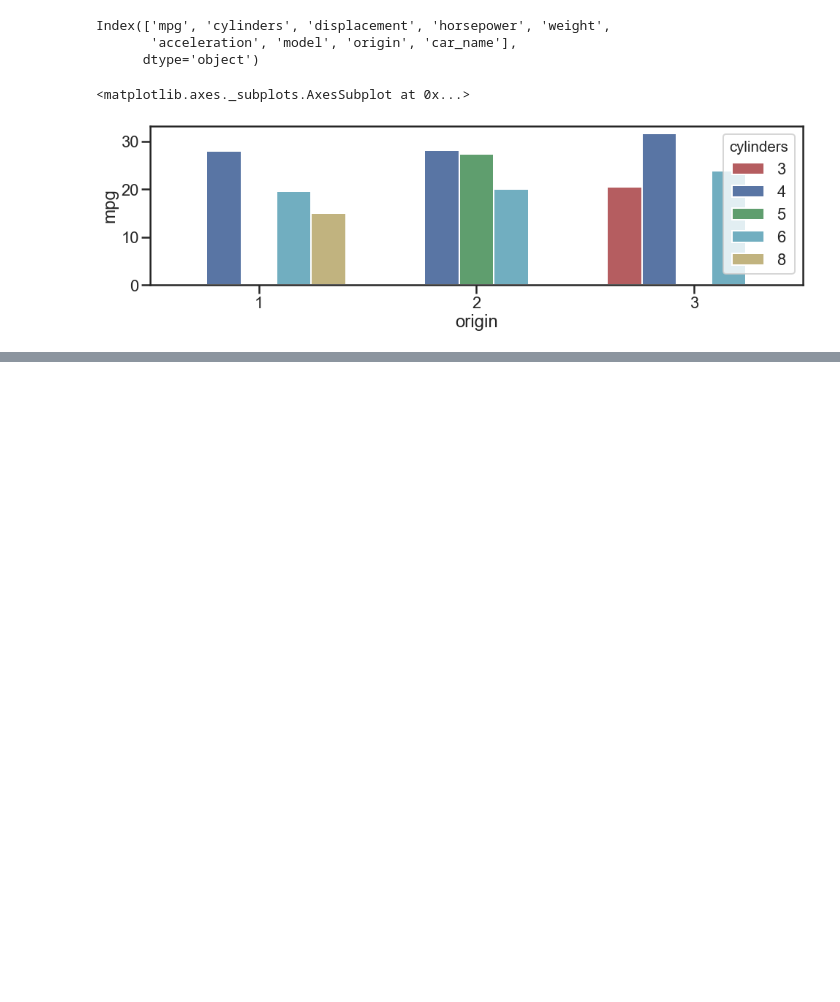
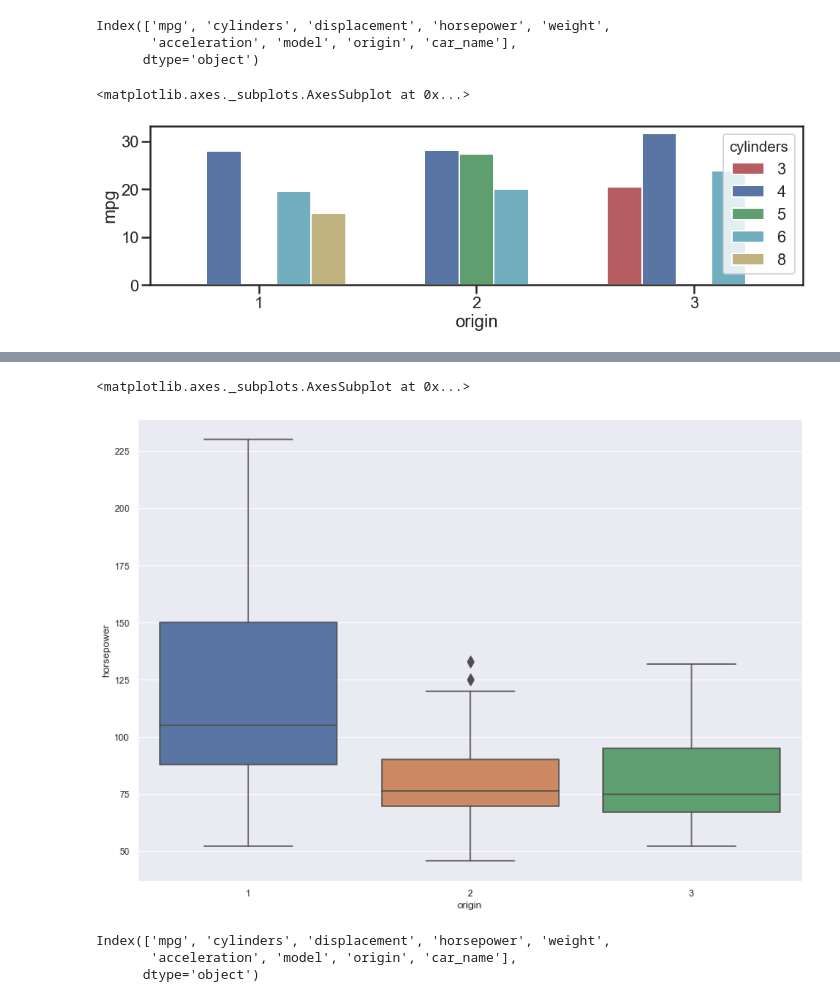
Before and after one commit to khwajajalal/INTRO-TO-DATA-ANALYSIS, a Jupyter notebook: car_seaborn.ipynb, the cells around one changed output, grey strips where cells are left out. Cells and saved outputs as stored; diff of their text form; code cells hidden in the pictures; blank space fills up the shorter version.

```diff
--- a/car_seaborn.ipynb
+++ b/car_seaborn.ipynb
@@ -48,0 +66,12 @@ sns.barplot('origin', 'mpg', data=cars, ci=False, hue='cylinders', palette=['r',
+# %%
+sns.boxplot('origin', 'horsepower',data=cars, showfliers=True, fliersize=10)
+# sns.swarmplot('origin', 'horsepower', data=cars, color='y')
+# %% [output]
+<matplotlib.axes._subplots.AxesSubplot at 0x...>
+[figure, added]
+# %%
+cars.columns
+# %% [output]
+Index(['mpg', 'cylinders', 'displacement', 'horsepower', 'weight',
+       'acceleration', 'model', 'origin', 'car_name'],
+      dtype='object')
```
Also changed, not shown: parts of 13 cells of this notebook, 1 other file.
